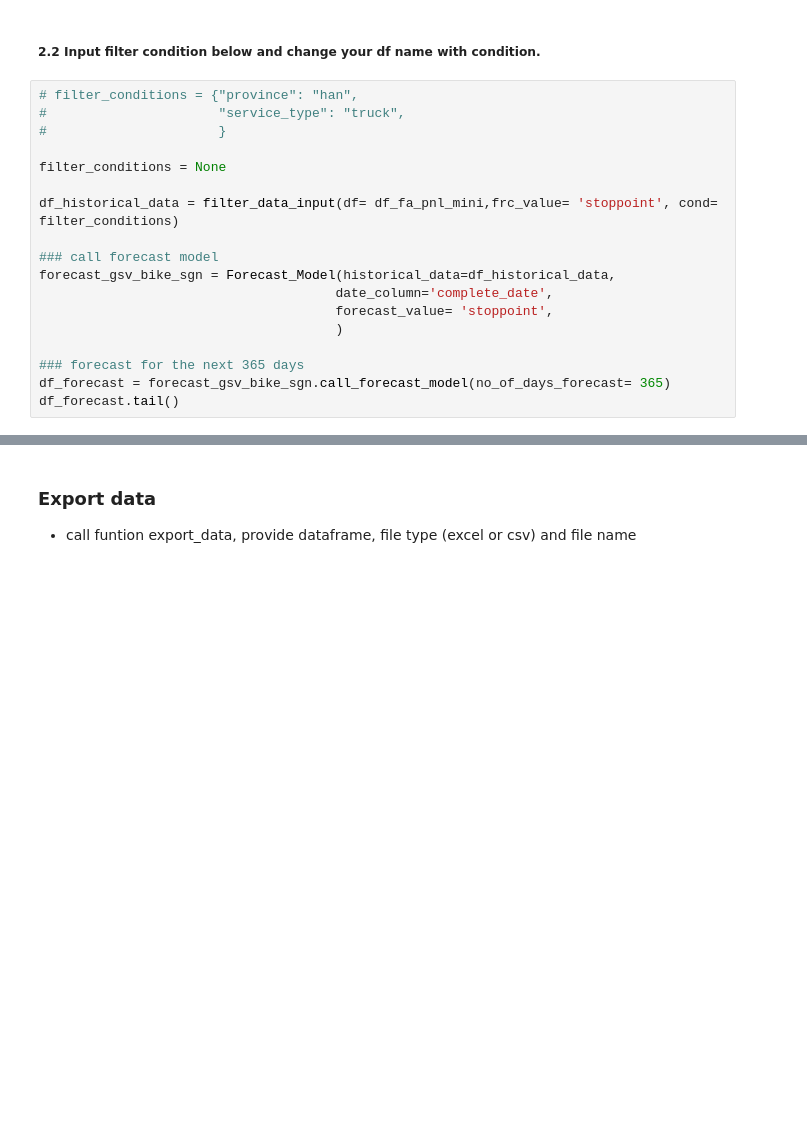
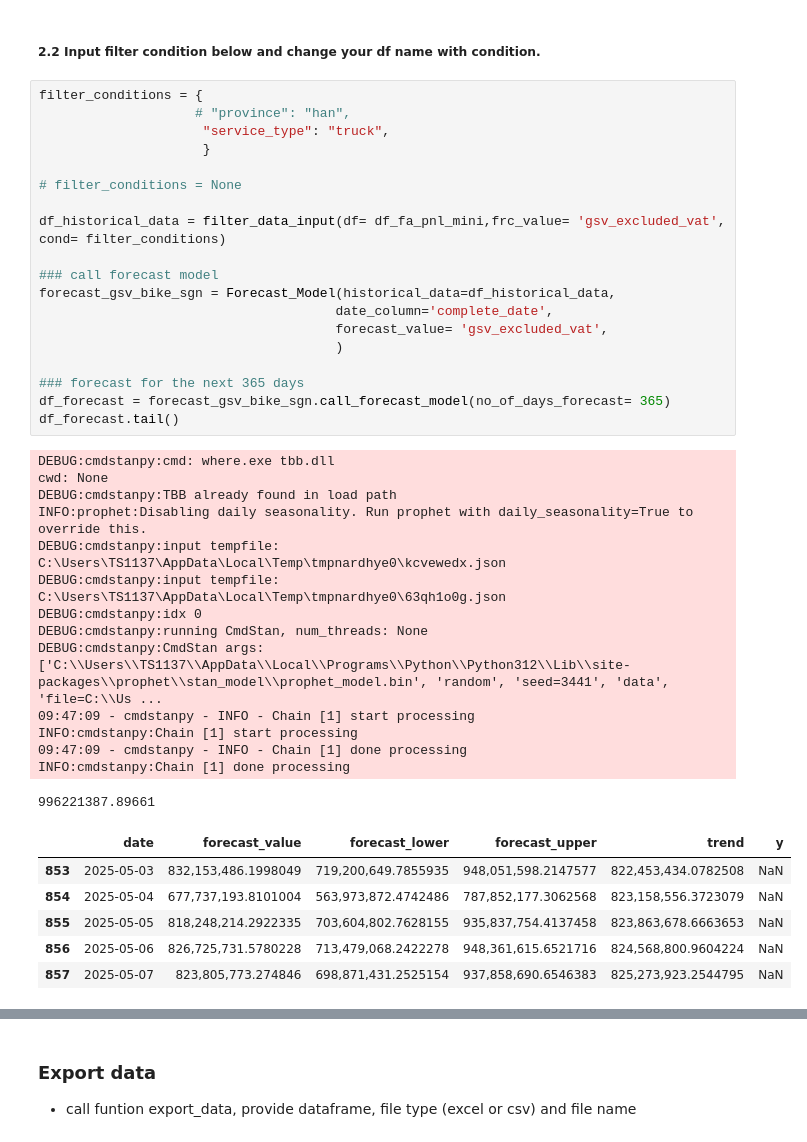
Before and after one commit to TrienDT0203/forecast_prophet, a Jupyter notebook: app.ipynb, the cells around one changed output, grey strips where cells are left out. Cells and saved outputs as stored; diff of their text form; blank space fills up the shorter version.

```diff
--- a/app.ipynb
+++ b/app.ipynb
@@ -80,22 +59,44 @@ triendt.auto_update_data(table_name='fct_fa_pnl_mini', update_type='append')
 # %% [markdown]
 ##### 2.2 Input filter condition below and change your df name with condition.
 # %%
-# filter_conditions = {"province": "han",
-#                      "service_type": "truck",
-#                      }
+filter_conditions = {
+                    # "province": "han",
+                     "service_type": "truck",
+                     }
 
-filter_conditions = None
+# filter_conditions = None
 
-df_historical_data = filter_data_input(df= df_fa_pnl_mini,frc_value= 'stoppoint', cond= filter_conditions)
+df_historical_data = filter_data_input(df= df_fa_pnl_mini,frc_value= 'gsv_excluded_vat', cond= filter_conditions)
 
 ### call forecast model
 forecast_gsv_bike_sgn = Forecast_Model(historical_data=df_historical_data,
                                       date_column='complete_date',
-                                      forecast_value= 'stoppoint',
+                                      forecast_value= 'gsv_excluded_vat',
                                       )
 
 ### forecast for the next 365 days
 df_forecast = forecast_gsv_bike_sgn.call_forecast_model(no_of_days_forecast= 365)
 df_forecast.tail()
+# %% [output]
+DEBUG:cmdstanpy:cmd: where.exe tbb.dll
+cwd: None
+DEBUG:cmdstanpy:TBB already found in load path
+INFO:prophet:Disabling daily seasonality. Run prophet with daily_seasonality=True to override this.
+DEBUG:cmdstanpy:input tempfile: C:\Users\TS1137\AppData\Local\Temp\tmpnardhye0\kcvewedx.json
+DEBUG:cmdstanpy:input tempfile: C:\Users\TS1137\AppData\Local\Temp\tmpnardhye0\63qh1o0g.json
+DEBUG:cmdstanpy:idx 0
+DEBUG:cmdstanpy:running CmdStan, num_threads: None
+DEBUG:cmdstanpy:CmdStan args: ['C:\\Users\\TS1137\\AppData\\Local\\Programs\\Python\\Python312\\Lib\\site-packages\\prophet\\stan_model\\prophet_model.bin', 'random', 'seed=3441', 'data', 'file=C:\\Us ...
+09:47:09 - cmdstanpy - INFO - Chain [1] start processing
+INFO:cmdstanpy:Chain [1] start processing
+09:47:09 - cmdstanpy - INFO - Chain [1] done processing
+INFO:cmdstanpy:Chain [1] done processing
+996221387.89661
+|  | date | forecast_value | forecast_lower | forecast_upper | trend | y |
+| 853 | 2025-05-03 | 832,153,486.1998049 | 719,200,649.7855935 | 948,051,598.2147577 | 822,453,434.0782508 | NaN |
+| 854 | 2025-05-04 | 677,737,193.8101004 | 563,973,872.4742486 | 787,852,177.3062568 | 823,158,556.3723079 | NaN |
+| 855 | 2025-05-05 | 818,248,214.2922335 | 703,604,802.7628155 | 935,837,754.4137458 | 823,863,678.6663653 | NaN |
+| 856 | 2025-05-06 | 826,725,731.5780228 | 713,479,068.2422278 | 948,361,615.6521716 | 824,568,800.9604224 | NaN |
+| 857 | 2025-05-07 | 823,805,773.274846 | 698,871,431.2525154 | 937,858,690.6546383 | 825,273,923.2544795 | NaN |
 # %%
 df= forecast_gsv_bike_sgn.resample_and_plot_data(_df_forecast=df_forecast.copy(),start_date='2022-01-01')
```
Also changed, not shown: parts of 4 cells of this notebook, 2 other files.
